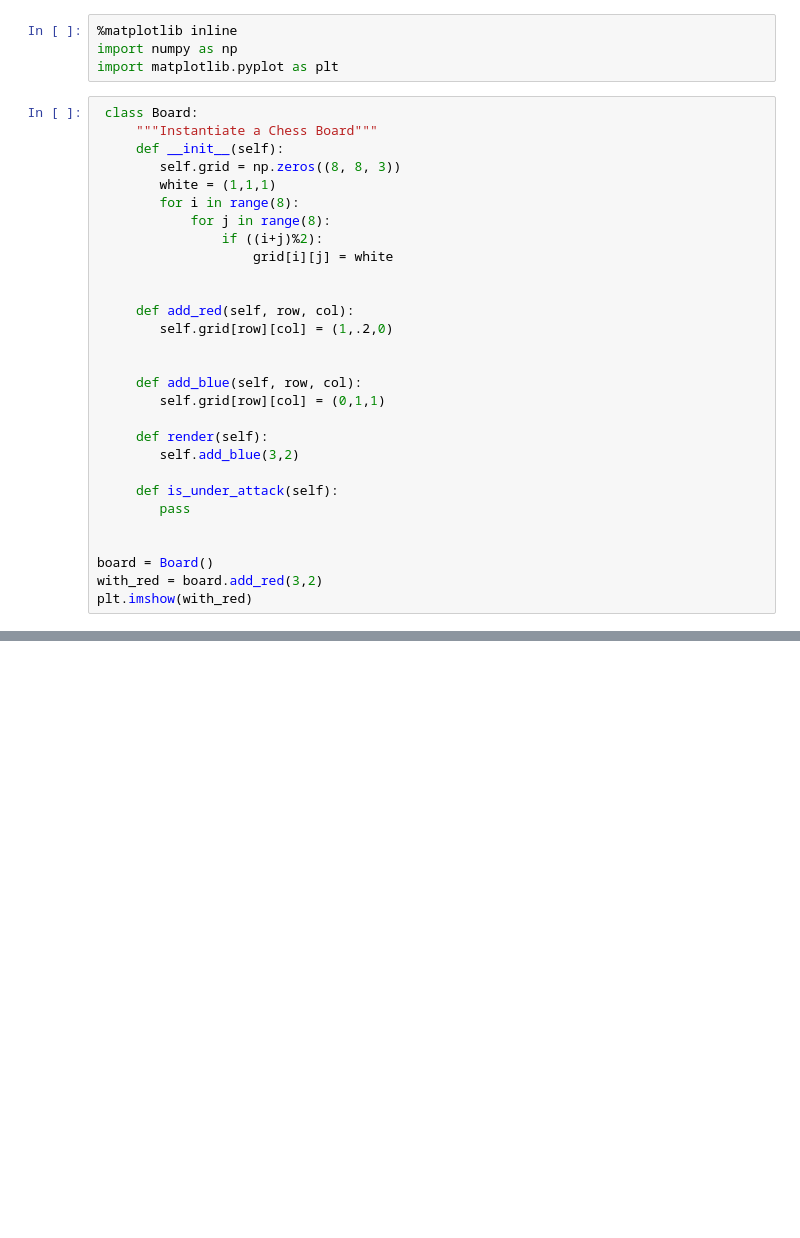
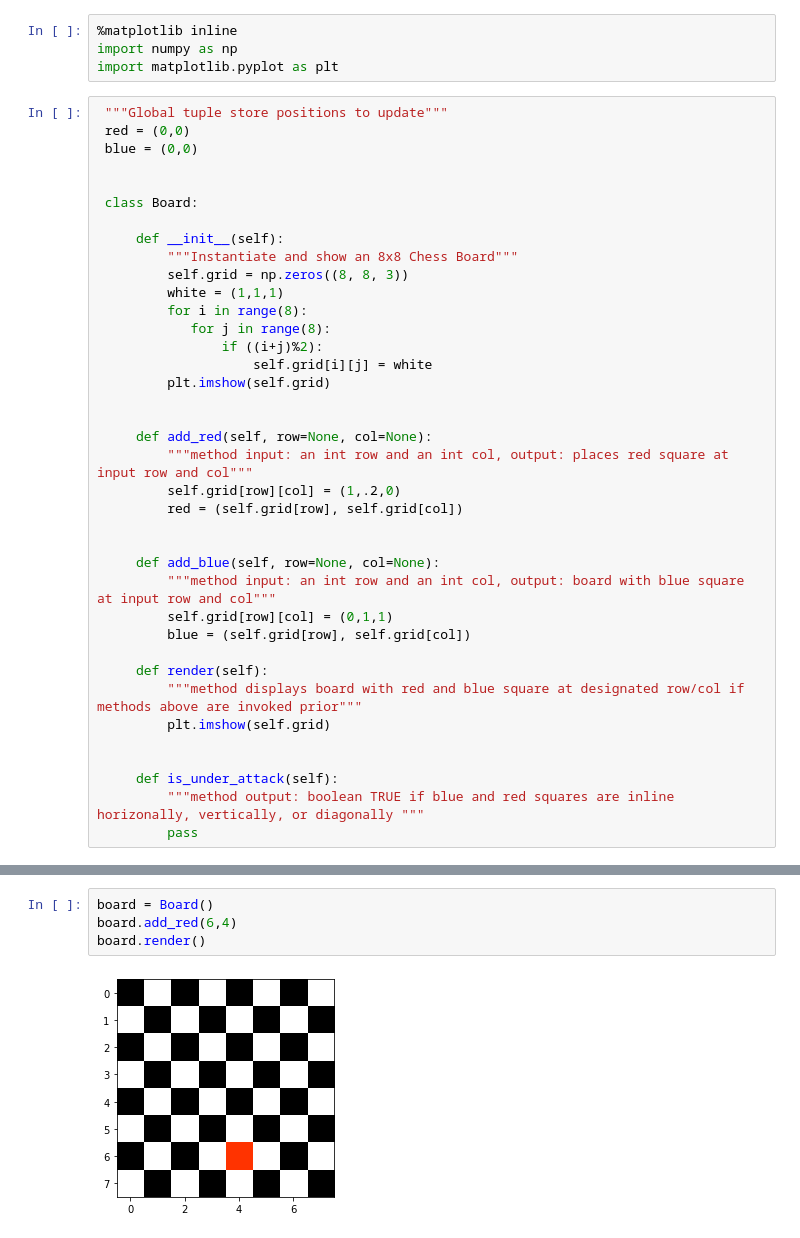
Before and after one commit to kimmyd70/chess_board, a Jupyter notebook: chess_board.ipynb, the cells around one changed output, grey strips where cells are left out. Cells and saved outputs as stored; diff of their text form; blank space fills up the shorter version.

Commit message:
board, red, blue rendering correctly

```diff
--- a/chess_board.ipynb
+++ b/chess_board.ipynb
@@ -3,31 +3,40 @@
 import numpy as np
 import matplotlib.pyplot as plt
 # %%
+ """Global tuple store positions to update"""
+ red = (0,0)
+ blue = (0,0)
+
+
  class Board:
-     """Instantiate a Chess Board"""
+
      def __init__(self):
-        self.grid = np.zeros((8, 8, 3))
-        white = (1,1,1)
-        for i in range(8):
+         """Instantiate and show an 8x8 Chess Board"""
+         self.grid = np.zeros((8, 8, 3))
+         white = (1,1,1)
+         for i in range(8):
             for j in range(8):
                 if ((i+j)%2):
-                    grid[i][j] = white
+                    self.grid[i][j] = white
+         plt.imshow(self.grid)
 
 
-     def add_red(self, row, col):
-        self.grid[row][col] = (1,.2,0)
+     def add_red(self, row=None, col=None):
+         """method input: an int row and an int col, output: places red square at input row and col"""
+         self.grid[row][col] = (1,.2,0)
+         red = (self.grid[row], self.grid[col])
 
 
-     def add_blue(self, row, col):
-        self.grid[row][col] = (0,1,1)
+     def add_blue(self, row=None, col=None):
+         """method input: an int row and an int col, output: board with blue square at input row and col"""
+         self.grid[row][col] = (0,1,1)
+         blue = (self.grid[row], self.grid[col])
 
      def render(self):
-        self.add_blue(3,2)
+         """method displays board with red and blue square at designated row/col if methods above are invoked prior"""
+         plt.imshow(self.grid)
+
 
      def is_under_attack(self):
-        pass
-
-
-board = Board()
-with_red = board.add_red(3,2)
-plt.imshow(with_red)
+         """method output: boolean TRUE if blue and red squares are inline horizonally, vertically, or diagonally """
+         pass
@@ -40,0 +47,6 @@ plt.imshow(grid)
+# %%
+board = Board()
+board.add_red(6,4)
+board.render()
+# %% [output]
+[figure, added]
```
Also changed, not shown: parts of 4 cells of this notebook.
